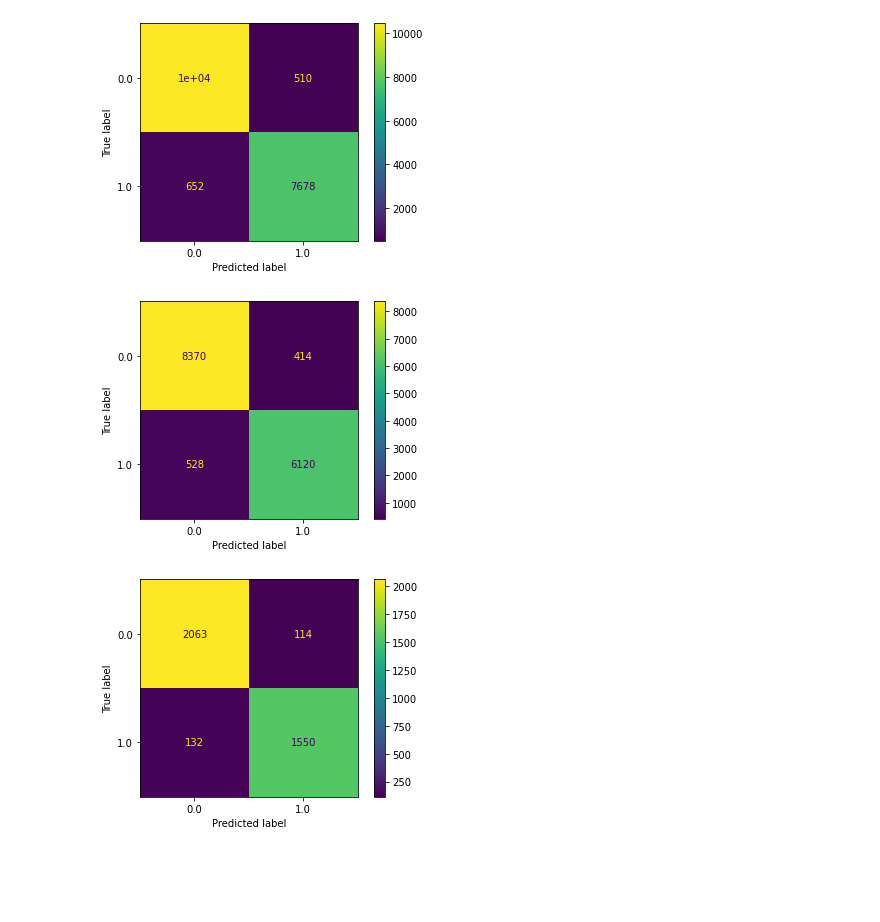
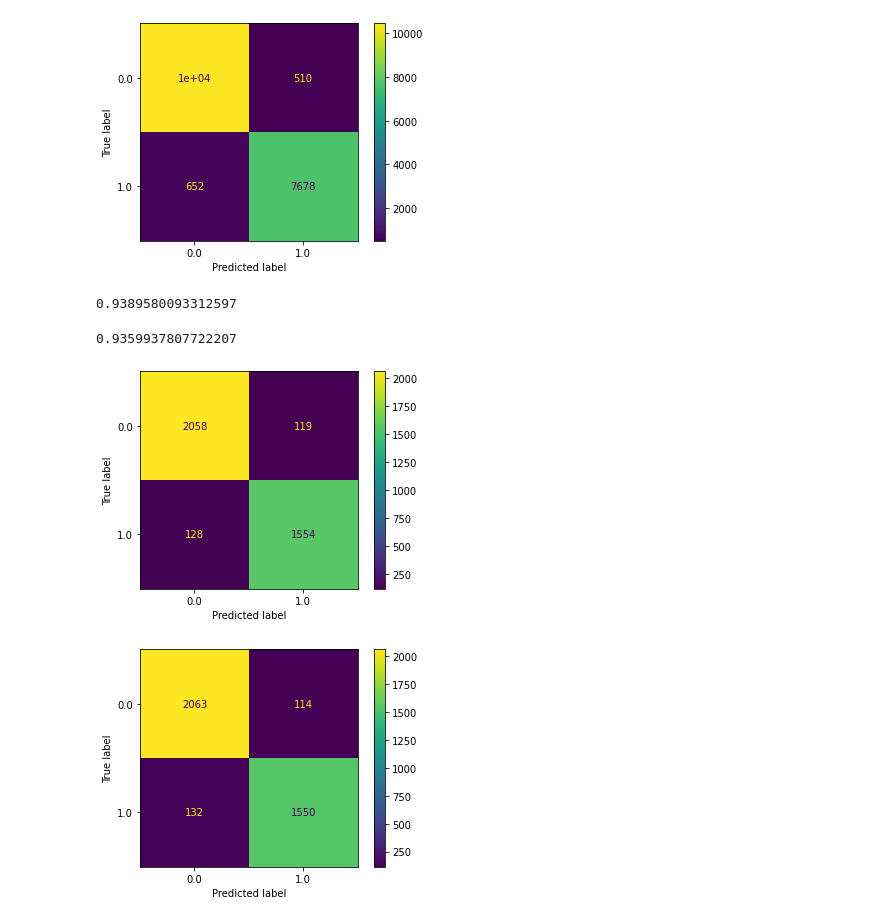
Before and after one commit to lampu98/ht_project, a Jupyter notebook: notebooks/ml_model.ipynb, the cells around one changed output. Drawn from its saved outputs; the diff is of its cells as text; code cells hidden in the pictures; blank space fills up the shorter version.

Commit message:
last changes with model

```diff
--- a/notebooks/ml_model.ipynb
+++ b/notebooks/ml_model.ipynb
@@ -326,13 +330,16 @@ data_model.dropna(inplace = True)
 # %%
-model1 = RandomForestClassifier()
+model1 = RandomForestClassifier(max_depth = 2)
 
 # Define X and y
 X = data_model[['gender','departure', 'ageBroad']].copy()
 y = data_model[['isForcedLabour']].copy()
 
 #model.fit(X, y)
+from sklearn.model_selection import train_test_split
+X_train, X_test, y_train, y_test = train_test_split(X, y, random_state = 1,
+                                                    test_size= 0.2)
 # %%
 enc = OrdinalEncoder(handle_unknown='use_encoded_value', unknown_value=999)
-enc.fit(X)
-X_proc = enc.transform(X)
+# enc.fit(X_train)
+# X_proc = enc.transform(X)
 # %%
@@ -348,5 +356,5 @@ Pipeline(steps=[('transformation',
 # %%
-pipe1.fit(X,y)
+pipe1.fit(X_train,y_train)
 # %% [output]
 Pipeline(steps=[('transformation',
                  OrdinalEncoder(handle_unknown='use_encoded_value',
@@ -457,12 +477,20 @@ X_train, X_test, y_train, y_test = train_test_split(X_proc, y['isForcedLabour'],
 model = RandomForestClassifier()
 
 classifier = model.fit(X_train, y_train.values.flatten())
+# %%
+pipe1.score(X_train,y_train)
+# %% [output]
+0.9389580093312597
+# %%
+pipe1.score(X_test,y_test)
+# %% [output]
+0.9359937807722207
 # %%
 from sklearn.metrics import plot_confusion_matrix
-plot_confusion_matrix(classifier, X_train, y_train)
+plot_confusion_matrix(pipe1, X_test, y_test)
 plt.show()
 # %% [output]
-[figure, old version]
+[figure, new version]
 # %%
 from sklearn.metrics import plot_confusion_matrix
 plot_confusion_matrix(classifier, X_test, y_test)
```
Also changed, not shown: parts of 6 cells of this notebook, 2 other files.
